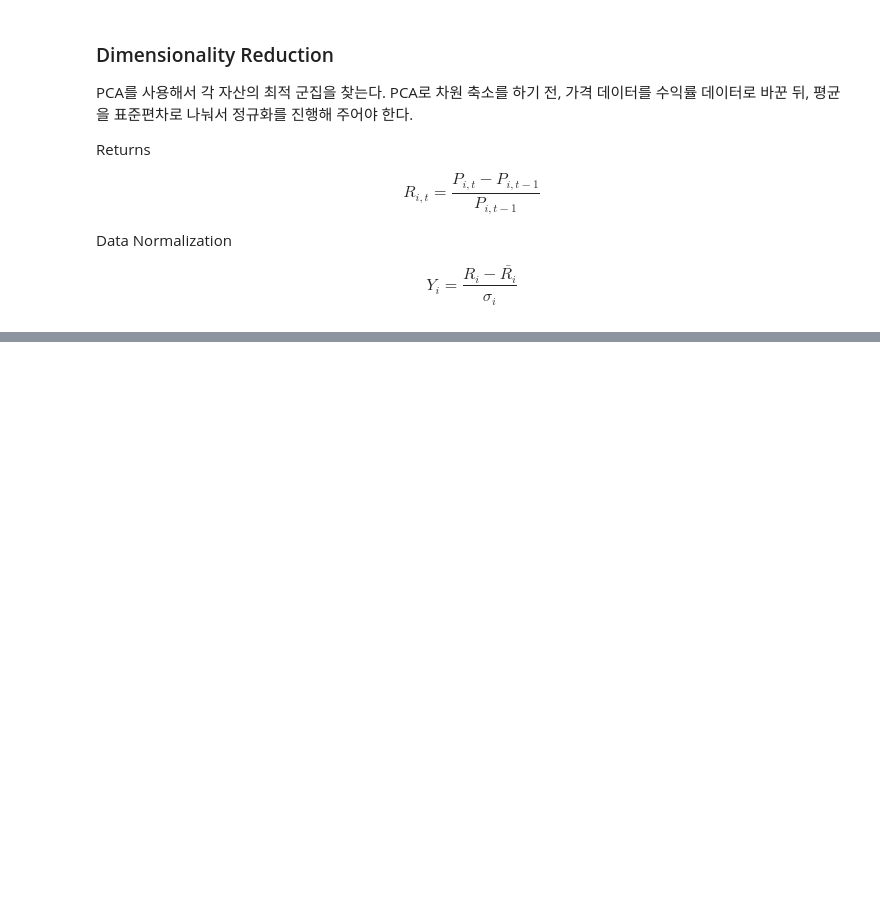
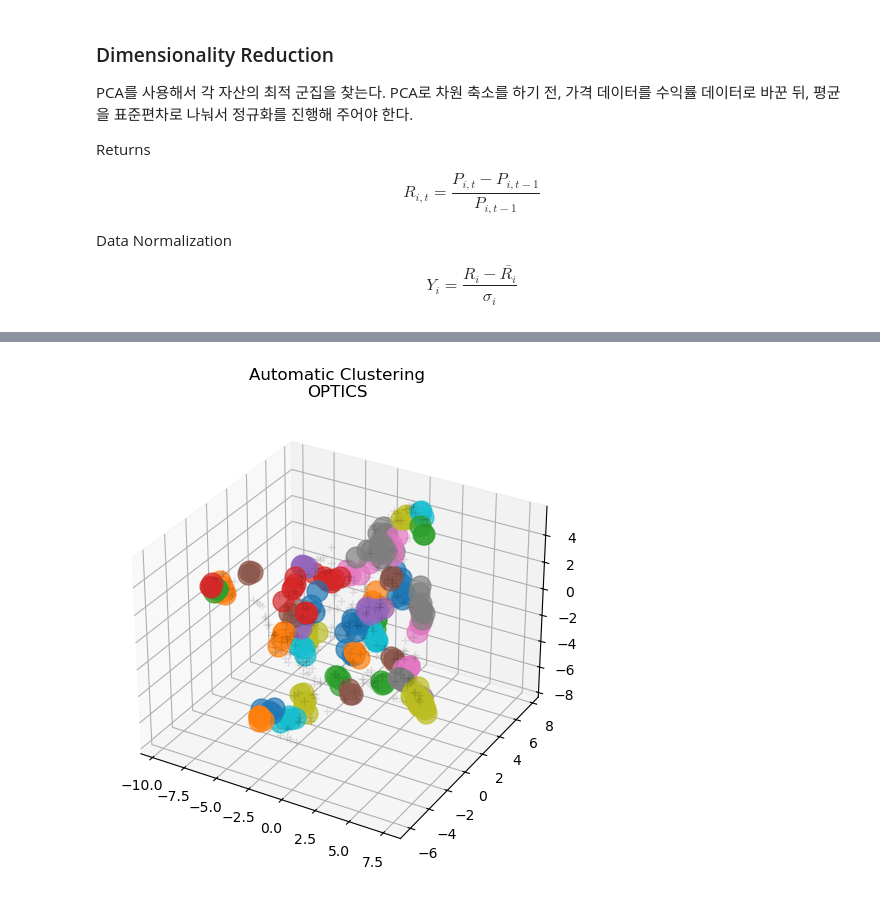
Before and after one commit to Tommylee1013/MLTrading, a Jupyter notebook: Notes/MachineLearningApproach/pair_selection.ipynb, the cells around one changed output, grey strips where cells are left out. Drawn from its saved outputs; the diff is of its cells as text; code cells hidden in the pictures; blank space fills up the shorter version.

Commit message:
machine learning pair selection

```diff
--- a/Notes/MachineLearningApproach/pair_selection.ipynb
+++ b/Notes/MachineLearningApproach/pair_selection.ipynb
@@ -42,0 +55,6 @@ ps.plot_pca_matrix();
+# %%
+clustered_pairs = ps.cluster_using_optics(min_samples = 3)
+ps.plot_clustering_info(method = 'OPTICS', n_dimensions = 3, figsize = (6, 6))
+plt.show()
+# %% [output]
+[figure, added]
```
Also changed, not shown: parts of 21 cells of this notebook.
